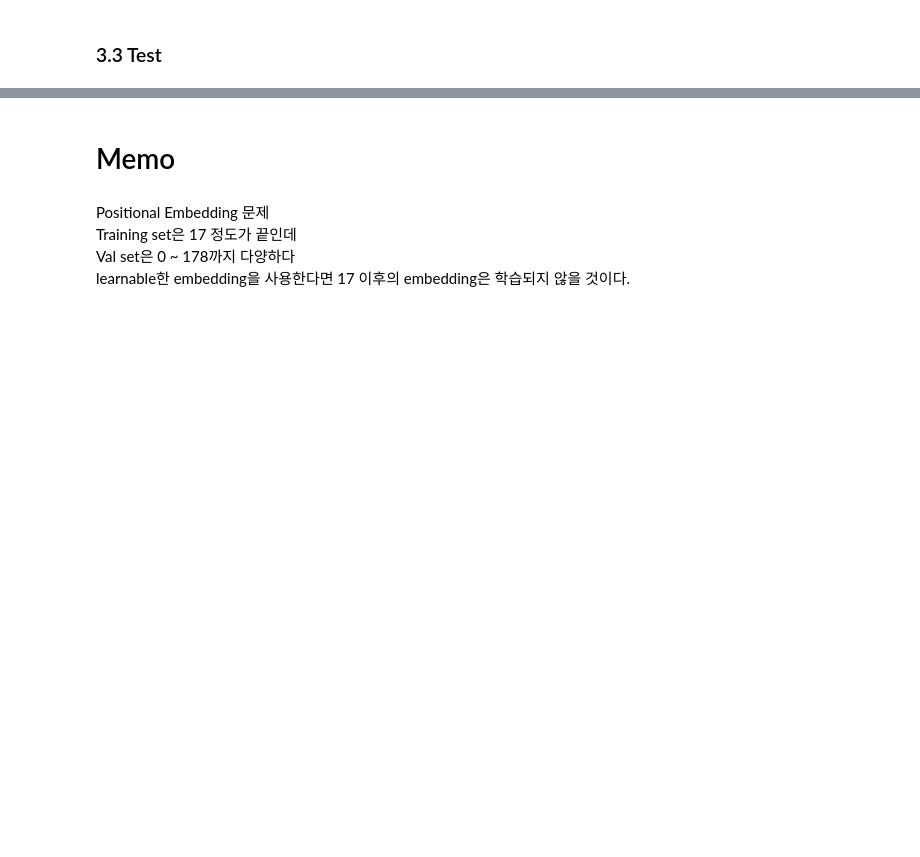
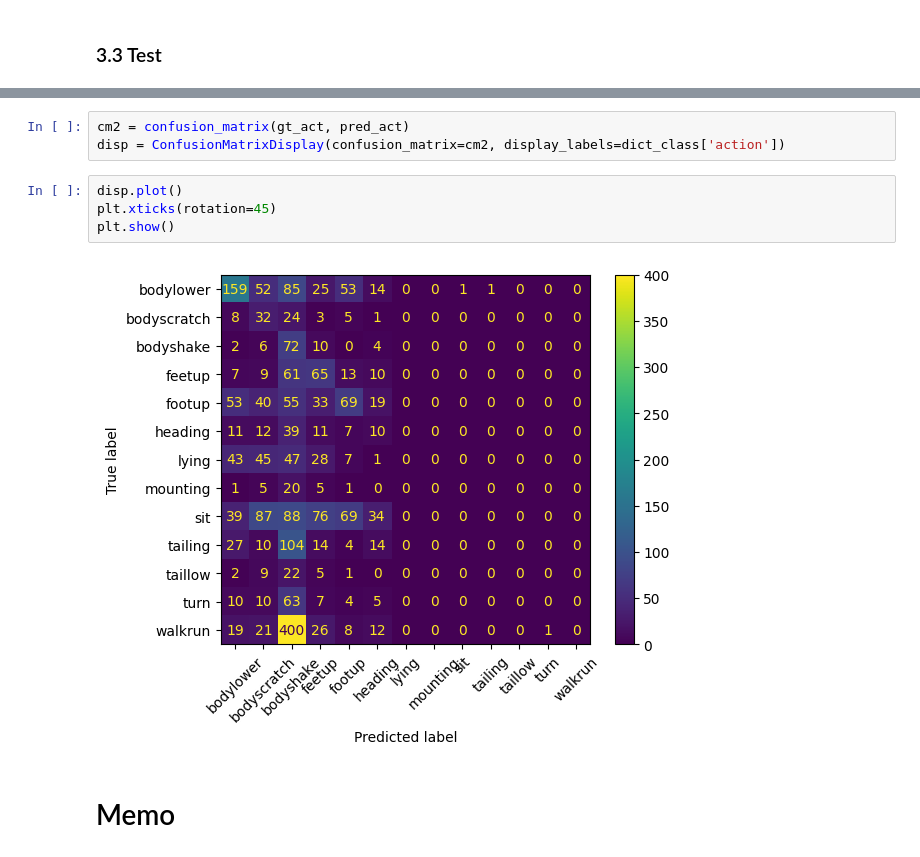
Before and after one commit to suin00h/motion-to-emotion, a Jupyter notebook: EP Model Designing.ipynb, the cells around one changed output, grey strips where cells are left out. Drawn from its saved outputs; the diff is of its cells as text; blank space fills up the shorter version.

```diff
--- a/EP Model Designing.ipynb
+++ b/EP Model Designing.ipynb
@@ -335,7 +415,11 @@ with open('state/EP/EP4/val_loss.pkl','rb') as g:
+# %%
+cm2 = confusion_matrix(gt_act, pred_act)
+disp = ConfusionMatrixDisplay(confusion_matrix=cm2, display_labels=dict_class['action'])
+# %%
+disp.plot()
+plt.xticks(rotation=45)
+plt.show()
+# %% [output]
+[figure, added]
 # %% [markdown]
 # Memo
-# %% [markdown]
-Positional Embedding 문제
-Training set은 17 정도가 끝인데
-Val set은 0 ~ 178까지 다양하다
-learnable한 embedding을 사용한다면 17 이후의 embedding은 학습되지 않을 것이다.
```
Also changed, not shown: parts of 36 cells of this notebook.
